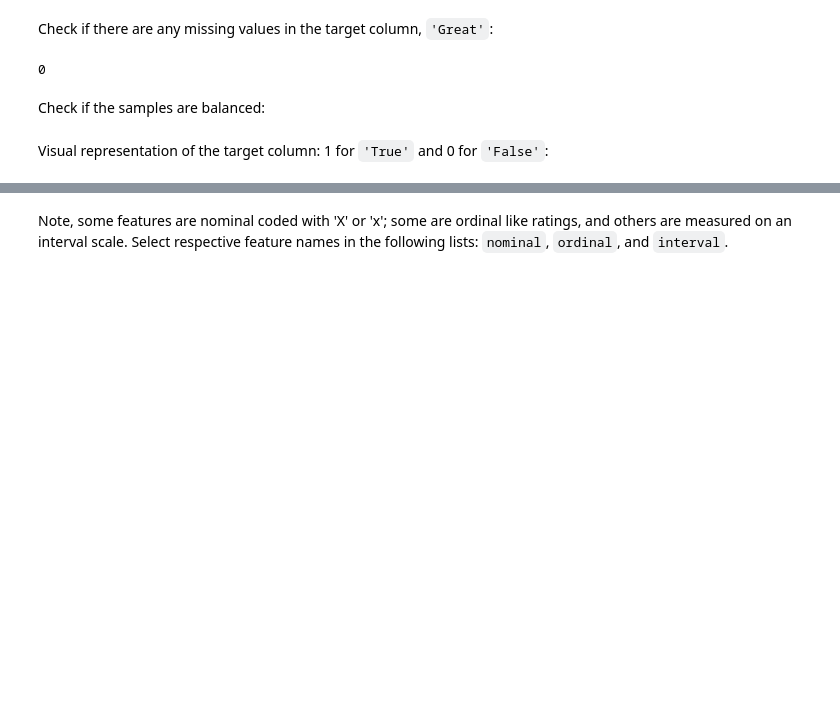
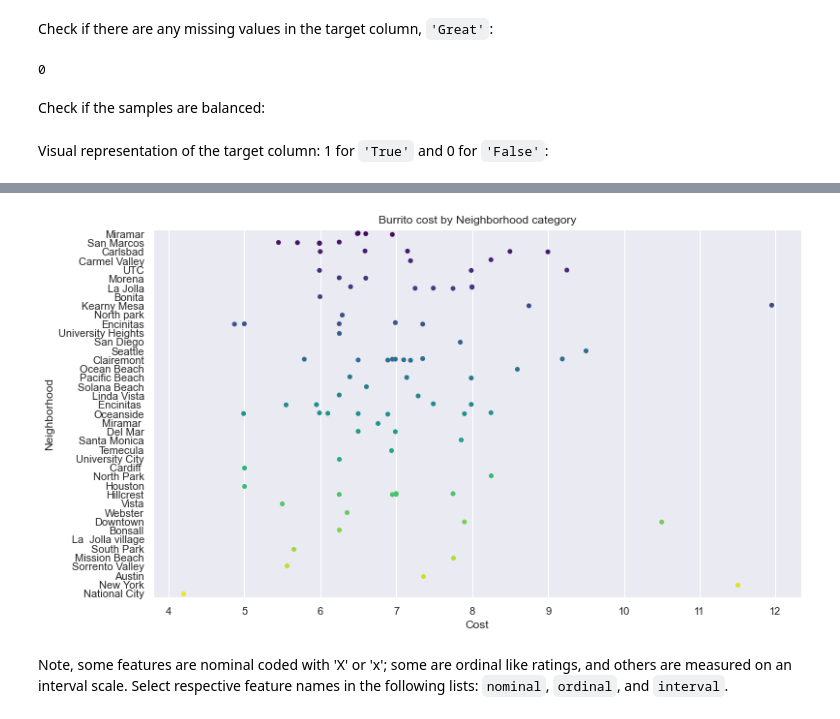
Before and after one commit to allaccountstaken/burrito, a Jupyter notebook: 2020_07_13_associate_instructor_technical.ipynb, the cells around one changed output, grey strips where cells are left out. Drawn from its saved outputs; the diff is of its cells as text; code cells hidden in the pictures; blank space fills up the shorter version.

```diff
--- a/2020_07_13_associate_instructor_technical.ipynb
+++ b/2020_07_13_associate_instructor_technical.ipynb
@@ -128,3 +135,9 @@ plt.show()
+# %%
+sns.stripplot(y='Neighborhood', x='Cost', data=df, dodge=True, palette='viridis')
+plt.title("Burrito cost by Neighborhood category", fontsize=12)
+plt.gcf().set_size_inches(12, 7)
+# %% [output]
+[figure, added]
 # %% [markdown]
 Note, some features are nominal coded with 'X' or 'x'; some are ordinal like ratings, and others are measured on an interval scale. Select respective feature names in the following lists: `nominal`, `ordinal`, and `interval`.
 # %%
```
Also changed, not shown: parts of 19 cells of this notebook.
